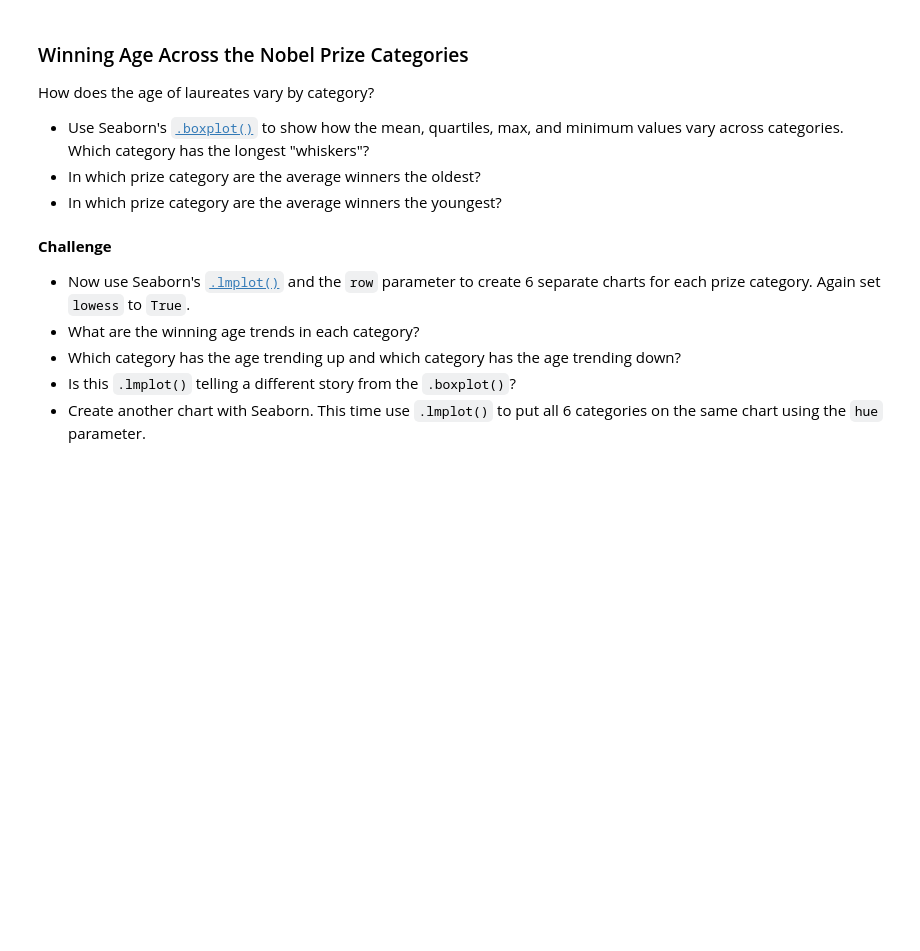
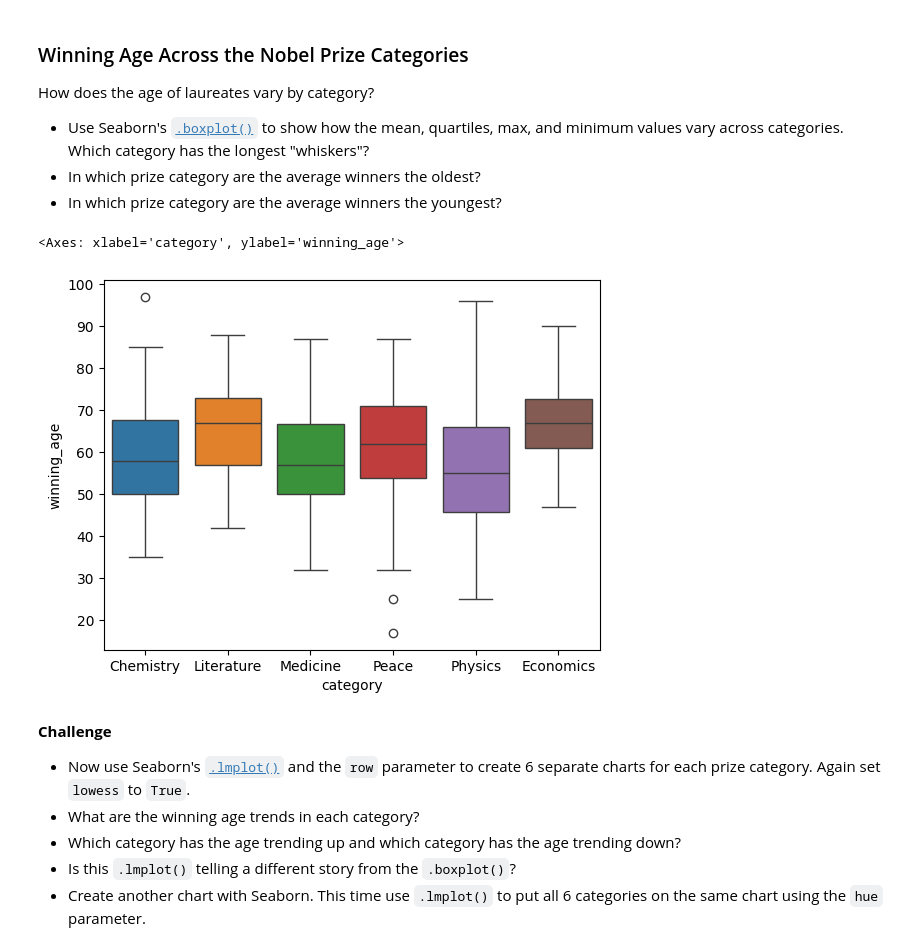
Before and after one commit to liamfrager/Python-Practice, a Jupyter notebook: 79 Nobel Prize Analysis/Nobel_Prize_Analysis_(start).ipynb, the cells around one changed output. Drawn from its saved outputs; the diff is of its cells as text; code cells hidden in the pictures; blank space fills up the shorter version.

```diff
--- a/79 Nobel Prize Analysis/Nobel_Prize_Analysis_(start).ipynb
+++ b/79 Nobel Prize Analysis/Nobel_Prize_Analysis_(start).ipynb
@@ -538,6 +703,16 @@ How does the age of laureates vary by category?
 * Use Seaborn's [`.boxplot()`](https://seaborn.pydata.org/generated/seaborn.boxplot.html?highlight=boxplot#seaborn.boxplot) to show how the mean, quartiles, max, and minimum values vary across categories. Which category has the longest "whiskers"?
 * In which prize category are the average winners the oldest?
 * In which prize category are the average winners the youngest?
+# %%
+sns.boxplot(
+    df_data,
+    x='category',
+    y='winning_age',
+    hue='category'
+)
+# %% [output]
+<Axes: xlabel='category', ylabel='winning_age'>
+[figure, added]
 # %% [markdown]
 **Challenge**
 * Now use Seaborn's [`.lmplot()`](https://seaborn.pydata.org/generated/seaborn.lmplot.html?highlight=lmplot#seaborn.lmplot) and the `row` parameter to create 6 separate charts for each prize category. Again set `lowess` to `True`.
```
Also changed, not shown: parts of 21 cells of this notebook.
